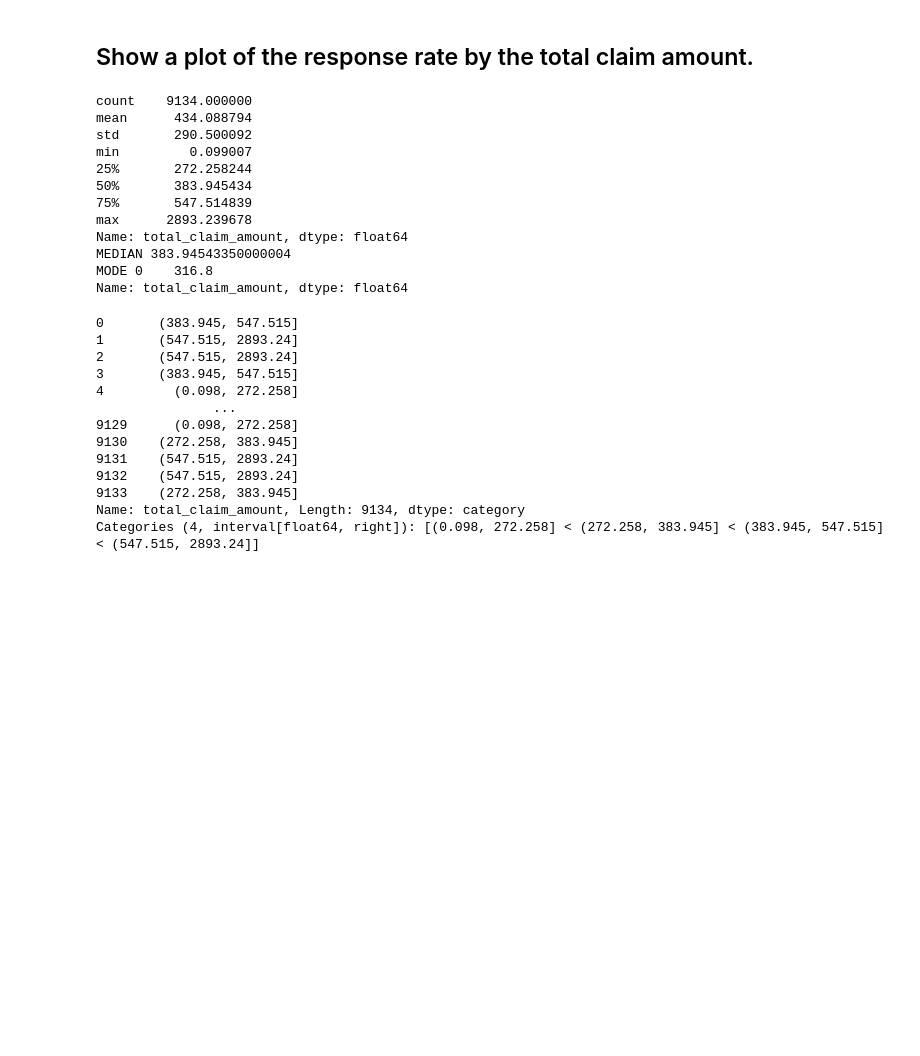
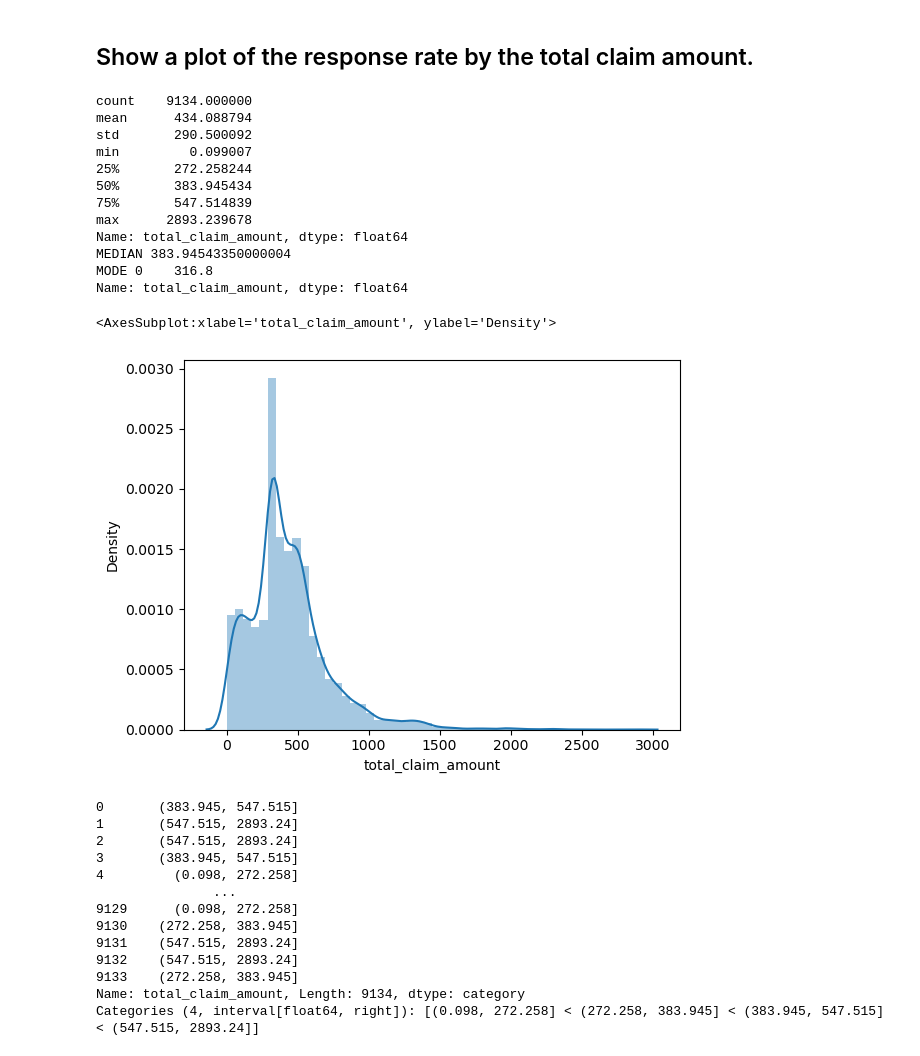
Before and after one commit to suphawadeeth/lab-customer-analysis-round-3, a Jupyter notebook: lab-customer-analysis-round-3.ipynb, the cells around one changed output. Cells and saved outputs as stored; diff of their text form; code cells hidden in the pictures; blank space fills up the shorter version.

```diff
--- a/lab-customer-analysis-round-3.ipynb
+++ b/lab-customer-analysis-round-3.ipynb
@@ -186,22 +186,27 @@ plt.show()
 # %%
 # check data distribution
 
 print(df['total_claim_amount'].describe())
 print("MEDIAN", df['total_claim_amount'].median())
 print("MODE", df['total_claim_amount'].mode())
+
+
+sns.distplot(df['total_claim_amount'])
 # %% [output]
 count    9134.000000
 mean      434.088794
 std       290.500092
 min         0.099007
 25%       272.258244
 50%       383.945434
 75%       547.514839
 max      2893.239678
 Name: total_claim_amount, dtype: float64
 MEDIAN 383.94543350000004
 MODE 0    316.8
 Name: total_claim_amount, dtype: float64
+<AxesSubplot:xlabel='total_claim_amount', ylabel='Density'>
+[figure, added]
 # %%
 # create a proper range to calculate a "response rate" of each range
 # I chose to part them base on quartile range
```
Also changed, not shown: parts of 7 cells of this notebook.
